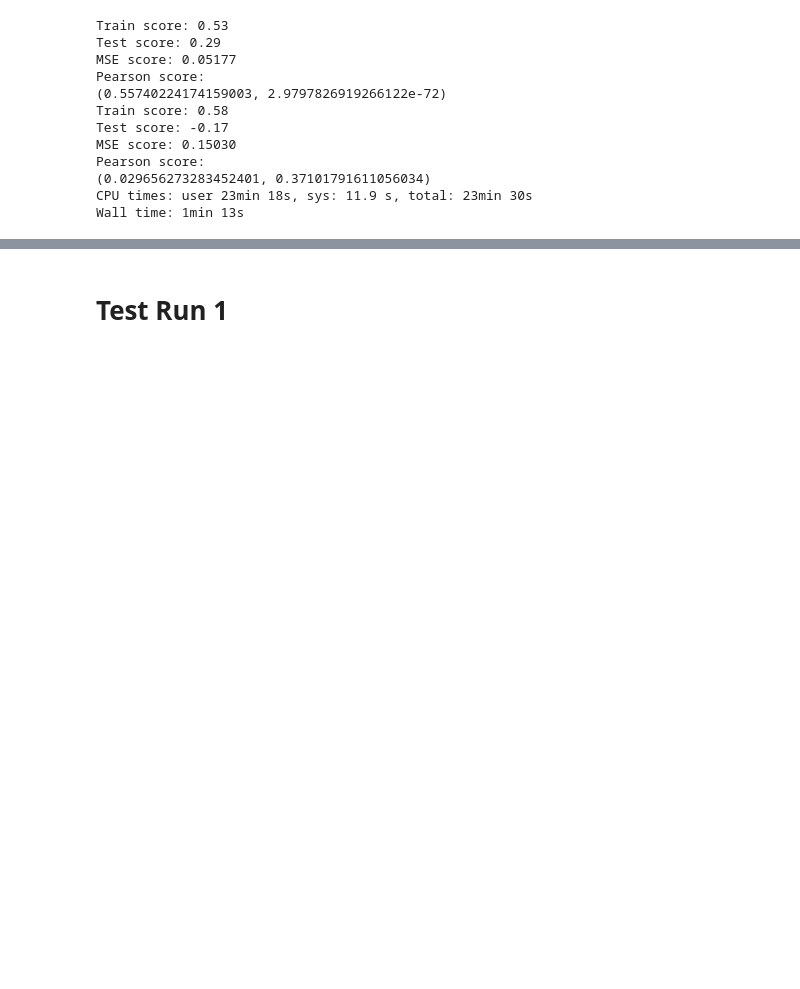
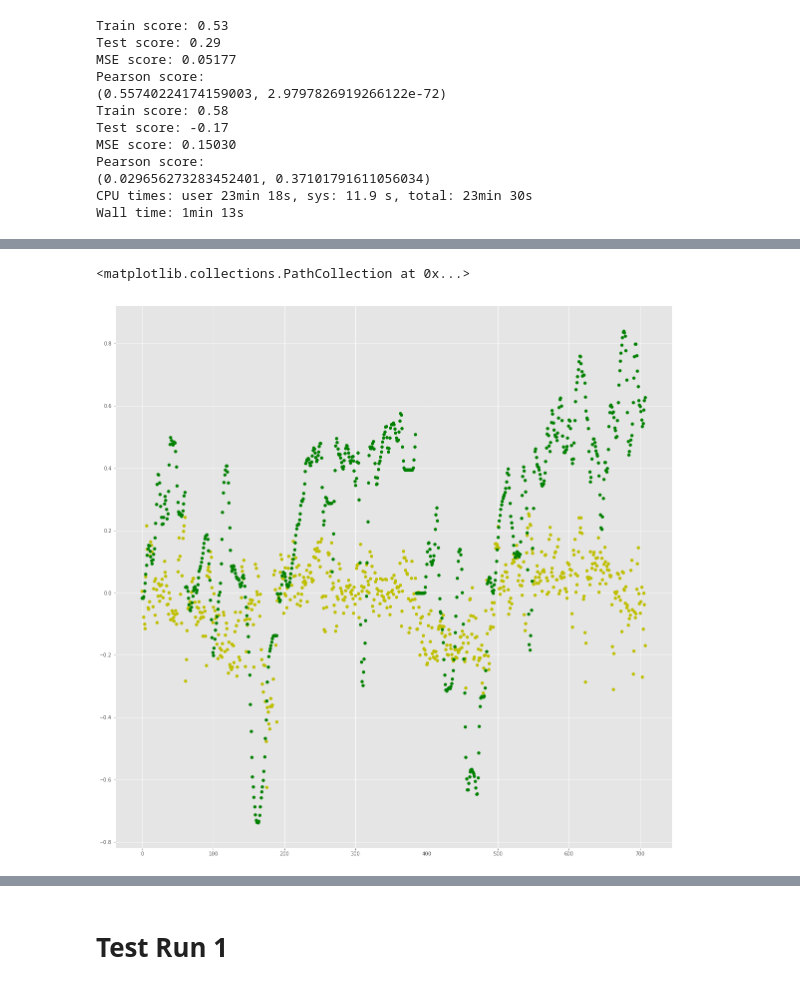
Before and after one commit to yasolix/cinevis, a Jupyter notebook: mediaeval/Valence-Arousal Prediction-ibm.ipynb, the cells around one changed output, grey strips where cells are left out. Cells and saved outputs as stored; diff of their text form; code cells hidden in the pictures; blank space fills up the shorter version.

```diff
--- a/mediaeval/Valence-Arousal Prediction-ibm.ipynb
+++ b/mediaeval/Valence-Arousal Prediction-ibm.ipynb
@@ -693,24 +702,0 @@ Wall time: 1min 2s
-# %%
-%%time
-rows = []
-for ii in range(len(movgroups)):
-    trainlist, testlist=gettraintestmovielist(ii)  # index 1 olanları test , diğerlerini train yapan fonksiyon
-    tXv,tXa,tXd,ty = getFeatureswAnnotationsDf(trainlist)
-    print(tXv.shape,tXa.shape,tXd.shape,ty.shape)
-    testXv, testXa, testXd, testy = getFeatureswAnnotationsDf(testlist)
-    print(testXv.shape, testXa.shape,testXd.shape, testy.shape)
-    X_train, X_test, y_train, y_test     = train_test_split(tXv, ty,test_size=0.2, random_state=0)
-    Xa_train, Xa_test, ya_train, ya_test = train_test_split(tXa, ty,test_size=0.2, random_state=0)
-    Xd_train, Xd_test, yd_train, yd_test = train_test_split(tXd, ty,test_size=0.2, random_state=0)
-
-    #X_train, X_test, y_train, y_test
-    y_pred_visV_train,mse,prs = evaluate_pipe(pipe_visual_valence,
-                                       X_train,y_train[['MeanValence']],
-                                       X_test,  y_test[['MeanValence']])
-    #y_pred_vis,mse,prs = evaluate_pipe(pipe_visual_valence,tXv,ytrain,testXv,ytest)
-    rows.append([ii,mse,prs[0]])
-    y_pred_visV_test,mse,prs = evaluate_pipe(pipe_visual_valence,
-                                       tXv,ty[['MeanValence']],
-                                       testXv, testy[['MeanValence']])
-    rows.append([ii,mse,prs[0]])
-pipe_visual_valence_scores = pd.DataFrame(rows,columns=['test-group','MSE','PCC'])
@@ -807,11 +769,11 @@ from sklearn.preprocessing import StandardScaler
 
 pipe_audio_valence = make_pipeline(
     StandardScaler(copy=True, with_mean=True, with_std=True),
-    SVR(C=10, cache_size=200, coef0=0.0, degree=3, epsilon=0.1, gamma=0.001,
+    SVR(C=100, cache_size=200, coef0=0.0, degree=3, epsilon=0.1, gamma=0.001,
         kernel='rbf', max_iter=-1, shrinking=True, tol=0.001, verbose=False)
 )
 
-#    SVR(C=100, cache_size=200, coef0=0.0, degree=3,
+#    SVR(C=10, cache_size=200, coef0=0.0, degree=3,
 #       epsilon=0.1, gamma=0.001,
 #      kernel='rbf', max_iter=-1,
 #     shrinking=True, tol=0.001, verbose=False)
@@ -1086,0 +1178,11 @@ y_pred_audA_train.shape,ya_test.shape, y_pred_audA_test.shape,testy.shape
+# %%
+y_pred_meanV = np.mean(np.transpose([y_pred_visV_test,y_pred_audV_test]),axis=1)
+# %%
+plt.figure(figsize=(20,20))
+plt.scatter(range(len(testy)),y_pred_meanV,c='y')
+#plt.scatter(range(len(testy)),y_pred_visV_test,c='r')
+#plt.scatter(range(len(testy)),y_pred_audV_test,c='b')
+plt.scatter(range(len(testy)),df2mat(testy[['MeanValence']]),c='g')
+# %% [output]
+<matplotlib.collections.PathCollection at 0x...>
+[figure, added]
```
Also changed, not shown: parts of 50 cells of this notebook, 1 other file.
